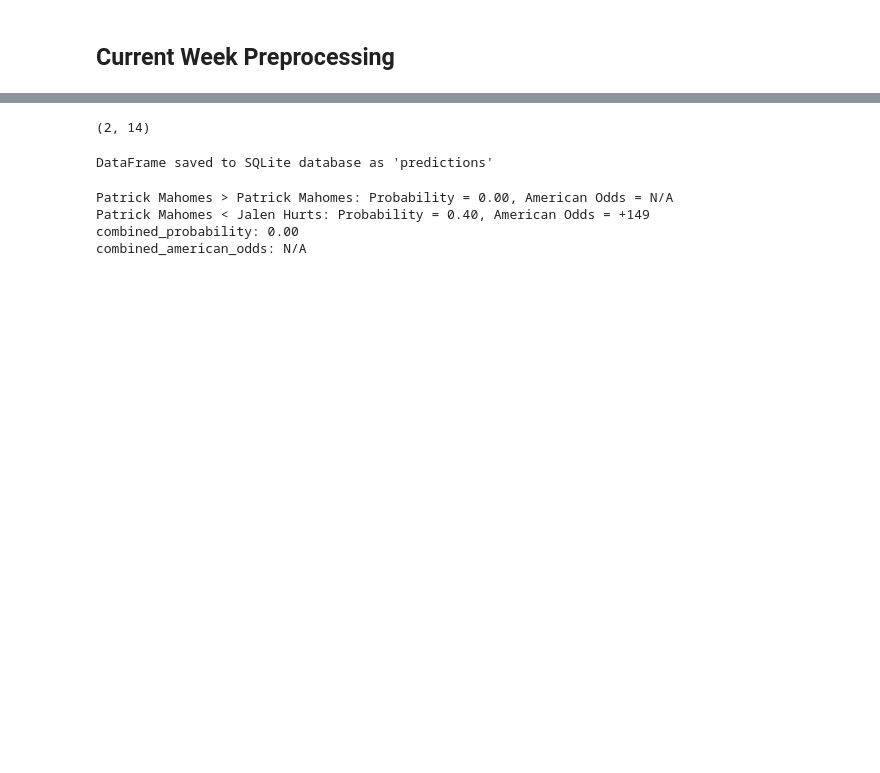
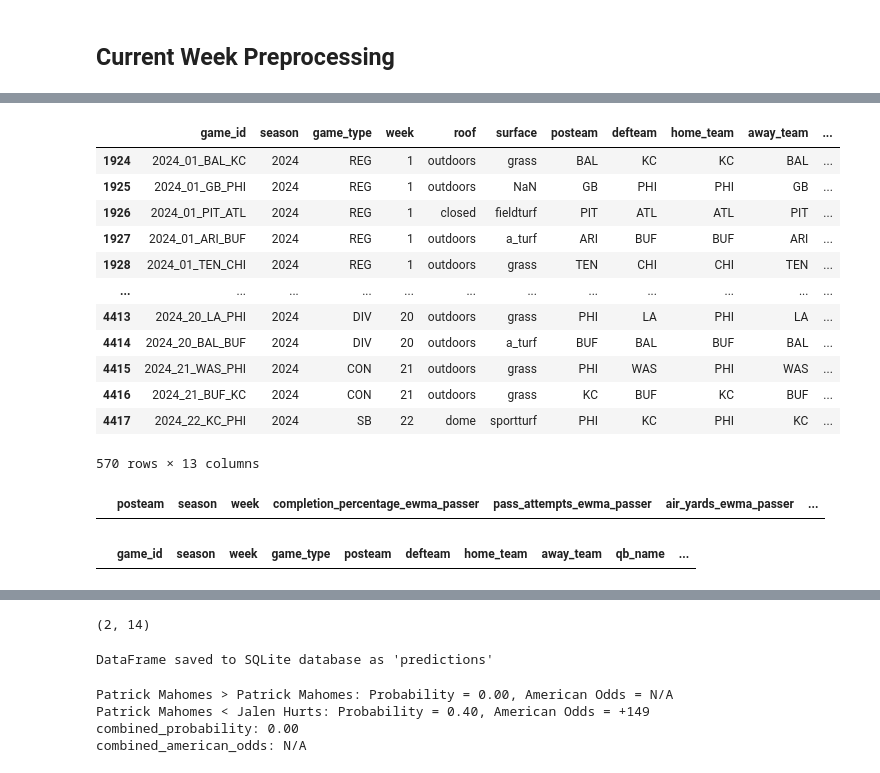
Before and after one commit to bhuggard/MidpointMadness, a Jupyter notebook: MidpointMadnessMainNotebook.ipynb, the cells around one changed output, grey strips where cells are left out. Saved outputs shown, nothing was run; the diff lists cells and outputs as text; code cells hidden in the pictures; blank space fills up the shorter version.

```diff
--- a/MidpointMadnessMainNotebook.ipynb
+++ b/MidpointMadnessMainNotebook.ipynb
@@ -608,6 +642,22 @@ current_week_offense_set.rename(columns={
 # %%
 combined_schedule_preds = combined_schedule_df[combined_schedule_df['season'] == combined_schedule_df['season'].max()]
 combined_schedule_preds.drop(columns=['home_away'], inplace=True)
+# %%
+combined_schedule_preds
+# %% [output]
+|  | game_id | season | game_type | week | roof | surface | posteam | defteam | home_team | away_team | ... |
+| 1924 | 2024_01_BAL_KC | 2024 | REG | 1 | outdoors | grass | BAL | KC | KC | BAL | ... |
+| 1925 | 2024_01_GB_PHI | 2024 | REG | 1 | outdoors | NaN | GB | PHI | PHI | GB | ... |
+| 1926 | 2024_01_PIT_ATL | 2024 | REG | 1 | closed | fieldturf | PIT | ATL | ATL | PIT | ... |
+| 1927 | 2024_01_ARI_BUF | 2024 | REG | 1 | outdoors | a_turf | ARI | BUF | BUF | ARI | ... |
+| 1928 | 2024_01_TEN_CHI | 2024 | REG | 1 | outdoors | grass | TEN | CHI | CHI | TEN | ... |
+| ... | ... | ... | ... | ... | ... | ... | ... | ... | ... | ... | ... |
+| 4413 | 2024_20_LA_PHI | 2024 | DIV | 20 | outdoors | grass | PHI | LA | PHI | LA | ... |
+| 4414 | 2024_20_BAL_BUF | 2024 | DIV | 20 | outdoors | a_turf | BUF | BAL | BUF | BAL | ... |
+| 4415 | 2024_21_WAS_PHI | 2024 | CON | 21 | outdoors | grass | PHI | WAS | PHI | WAS | ... |
+| 4416 | 2024_21_BUF_KC | 2024 | CON | 21 | outdoors | grass | KC | BUF | KC | BUF | ... |
+| 4417 | 2024_22_KC_PHI | 2024 | SB | 22 | dome | sportturf | PHI | KC | PHI | KC | ... |
+570 rows × 13 columns
 # %%
 #First merge stitching features
 off_plus_schedule = pd.merge(
@@ -617,6 +667,10 @@ off_plus_schedule = pd.merge(
     suffixes=('_fromoff', '_fromschedule'),
     how='inner'
 )
+# %%
+off_plus_schedule
+# %% [output]
+|  | posteam | season | week | completion_percentage_ewma_passer | pass_attempts_ewma_passer | air_yards_ewma_passer | ... |
 # %%
 #Here comes the defensive stuff
 full_pred_features = pd.merge(
@@ -653,6 +707,10 @@ full_pred_features['home_flag_defense'] = full_pred_features['defteam'] == full_
 #Eagles field breaks
 full_pred_features['surface'].fillna('fieldturf', inplace=True)
 full_pred_features['qb_name'].replace("Marcus Mariota", "Jayden Daniels", inplace=True)
+# %%
+full_pred_features
+# %% [output]
+|  | game_id | season | week | game_type | posteam | defteam | home_team | away_team | qb_name | ... |
 # %%
 def predict_passing_yards(df, model, preprocessor, features, categorical_columns, numeric_columns, target_column='predicted_passing_yards'):
     """
```
Also changed, not shown: parts of 8 cells of this notebook.
